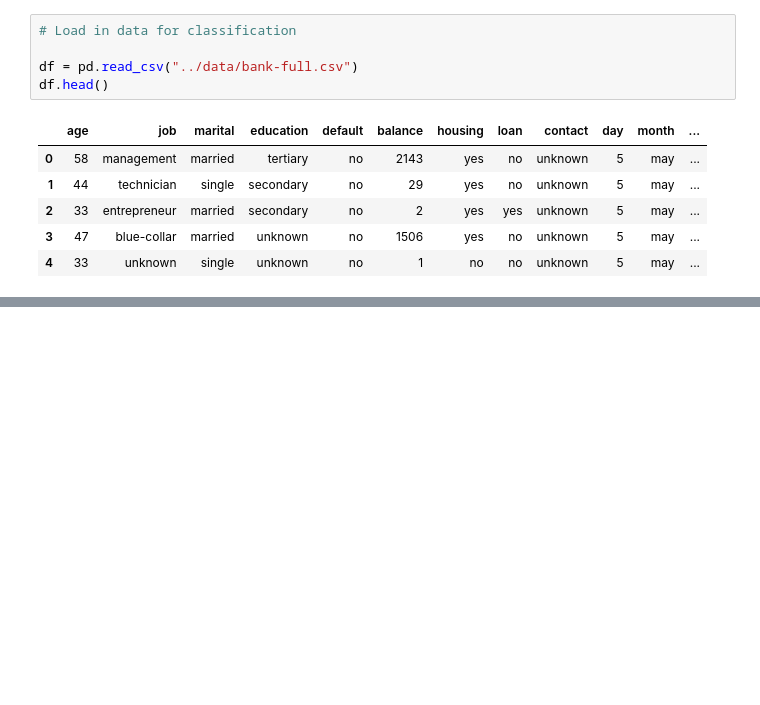
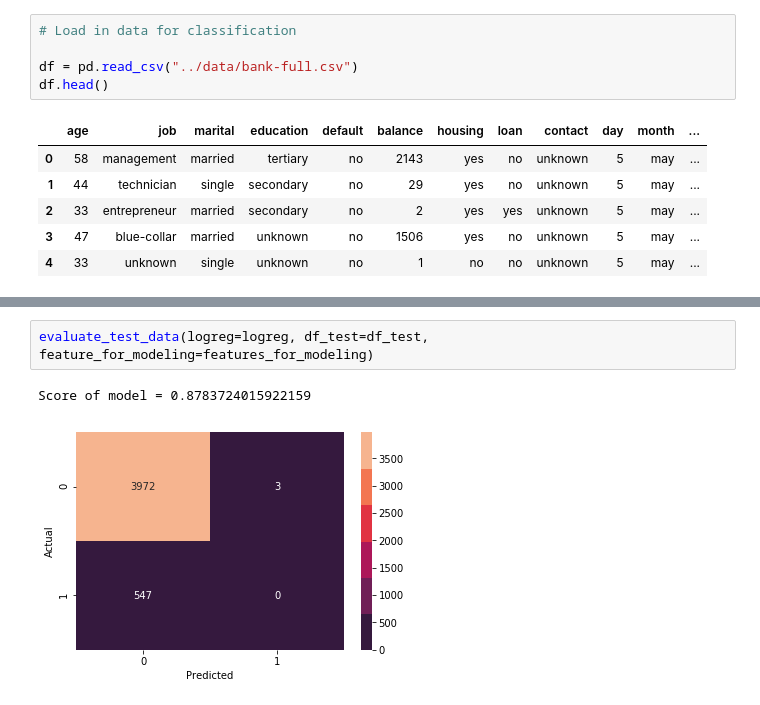
Before and after one commit to learn-co-curriculum/aug-ds-ft-2020-notebooks, a Jupyter notebook: topic26-logistic-regression-mle/lesson-logistic-regression.ipynb, the cells around one changed output, grey strips where cells are left out. Drawn from its saved outputs; the diff is of its cells as text; blank space fills up the shorter version.

```diff
--- a/topic26-logistic-regression-mle/lesson-logistic-regression.ipynb
+++ b/topic26-logistic-regression-mle/lesson-logistic-regression.ipynb
@@ -30,0 +145,5 @@ df.head()
+# %%
+evaluate_test_data(logreg=logreg, df_test=df_test, feature_for_modeling=features_for_modeling)
+# %% [output]
+Score of model = 0.8783724015922159
+[figure, added]
```
Also changed, not shown: parts of 34 cells of this notebook.
